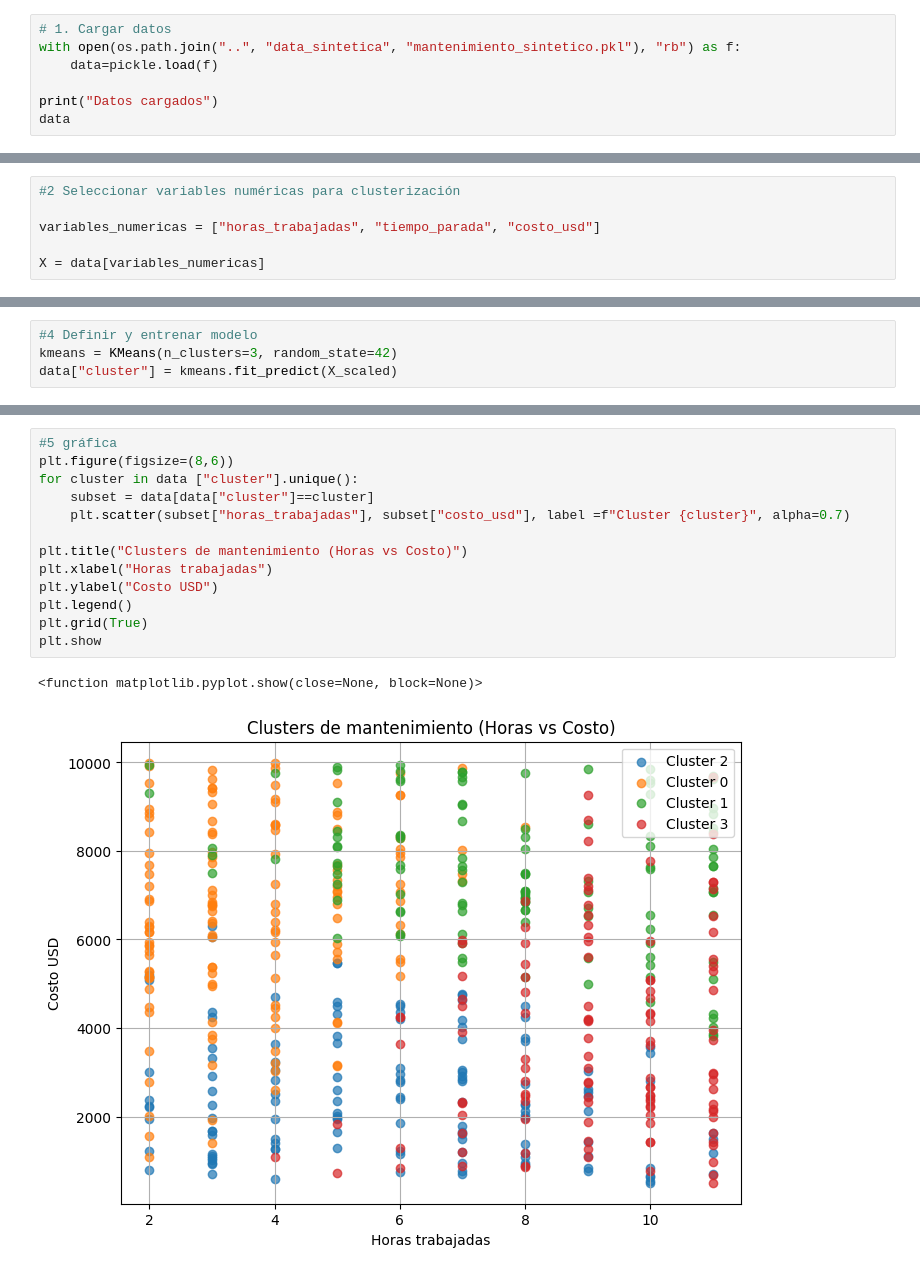
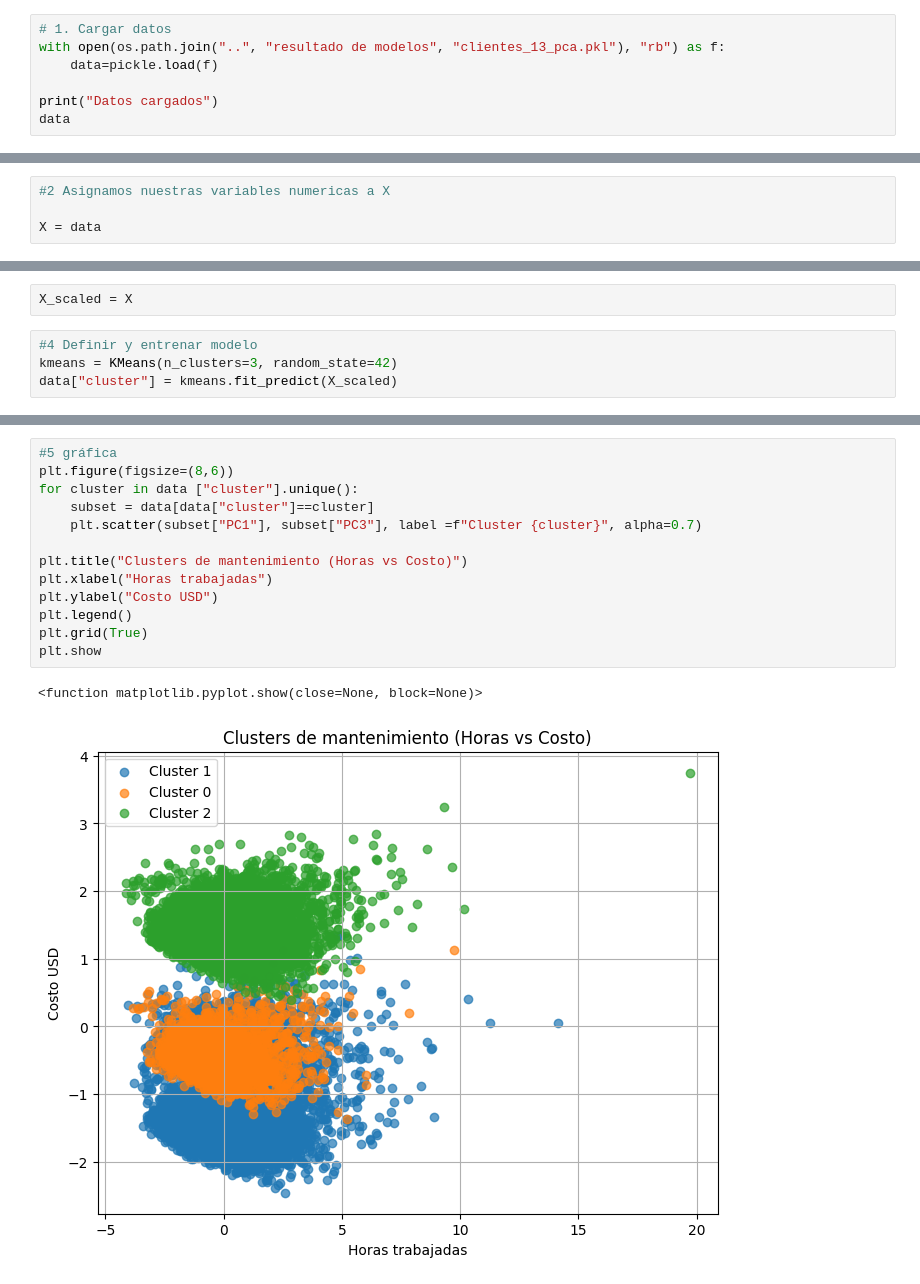
Before and after one commit to JhoelFernandoIM/ML_CPP2, a Jupyter notebook: notebooks/clusterizacion_clientes.ipynb, the cells around one changed output, grey strips where cells are left out. Drawn from its saved outputs; the diff is of its cells as text.

Commit message:
Clustering k means

```diff
--- a/notebooks/clusterizacion_clientes.ipynb
+++ b/notebooks/clusterizacion_clientes.ipynb
@@ -8,7 +8,7 @@ from sklearn.cluster import KMeans
 from sklearn.preprocessing import StandardScaler
 # %%
 # 1. Cargar datos
-with open(os.path.join("..", "data_sintetica", "mantenimiento_sintetico.pkl"), "rb") as f:
+with open(os.path.join("..", "resultado de modelos", "clientes_13_pca.pkl"), "rb") as f:
     data=pickle.load(f)
 
 print("Datos cargados")
@@ -31,6 +31,4 @@ Datos cargados
 # %%
-#2 Seleccionar variables numéricas para clusterización
+#2 Asignamos nuestras variables numericas a X
 
-variables_numericas = ["horas_trabajadas", "tiempo_parada", "costo_usd"]
-
-X = data[variables_numericas]
+X = data
@@ -41,3 +39,5 @@ X_scaled = scaler.fit_transform(X)
+# %%
+X_scaled = X
 # %%
 #4 Definir y entrenar modelo
 kmeans = KMeans(n_clusters=3, random_state=42)
@@ -73,19 +73,19 @@ Coeficiente de silueta:  0.25999416203359826
 # %%
 #5 gráfica
 plt.figure(figsize=(8,6))
 for cluster in data ["cluster"].unique():
     subset = data[data["cluster"]==cluster]
-    plt.scatter(subset["horas_trabajadas"], subset["costo_usd"], label =f"Cluster {cluster}", alpha=0.7)
+    plt.scatter(subset["PC1"], subset["PC3"], label =f"Cluster {cluster}", alpha=0.7)
 
 plt.title("Clusters de mantenimiento (Horas vs Costo)")
 plt.xlabel("Horas trabajadas")
 plt.ylabel("Costo USD")
 plt.legend()
 plt.grid(True)
 plt.show
 # %% [output]
 <function matplotlib.pyplot.show(close=None, block=None)>
-[figure, old version]
+[figure, new version]
 # %%
 #6 Resumen
 print("\nCantidad de registros por clúster")
```
Also changed, not shown: parts of 7 cells of this notebook.
